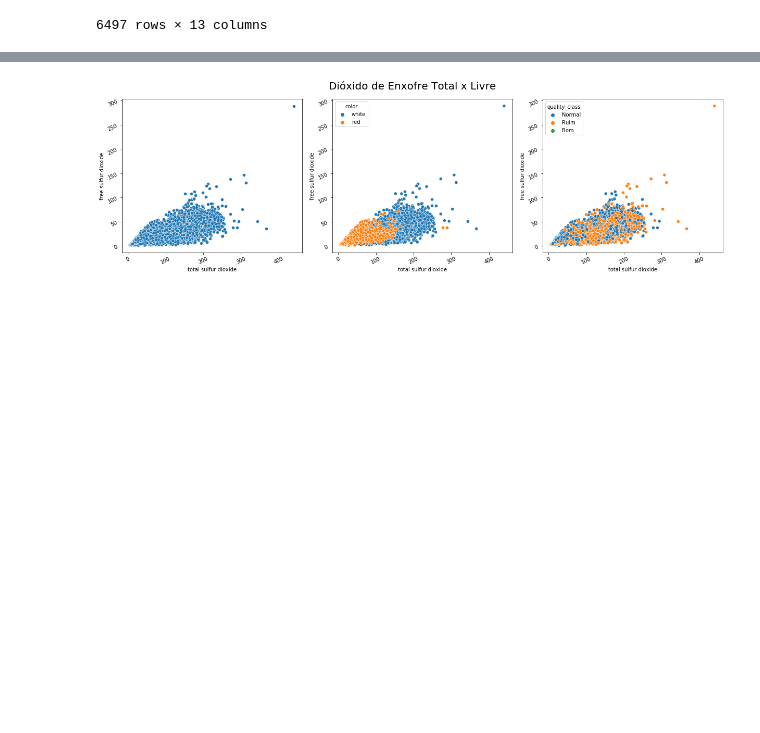
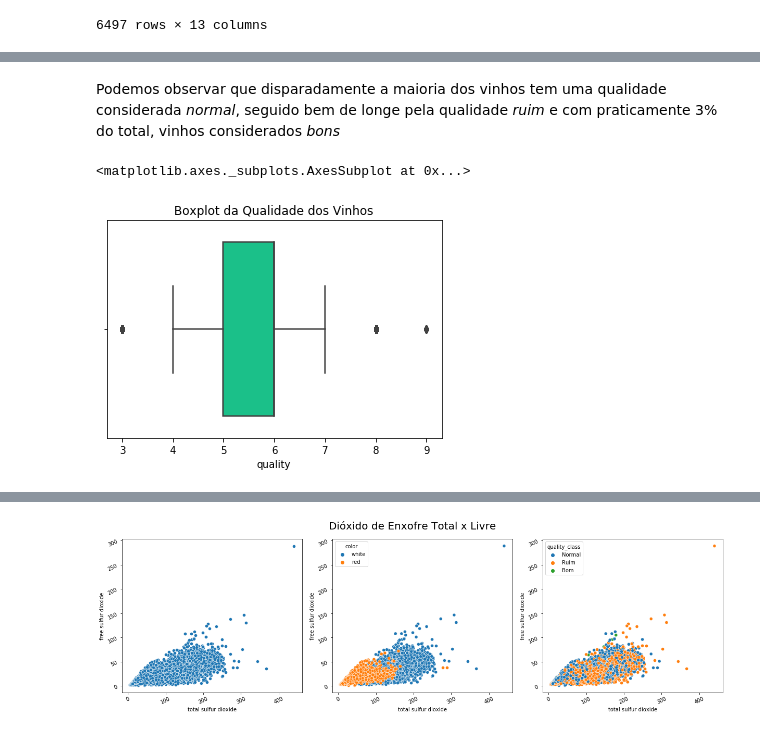
Before and after one commit to opablodantas/wive_quality, a Jupyter notebook: WINE_QUALITY.ipynb, the cells around one changed output, grey strips where cells are left out. Cells and saved outputs as stored; diff of their text form; code cells hidden in the pictures; blank space fills up the shorter version.

```diff
--- a/WINE_QUALITY.ipynb
+++ b/WINE_QUALITY.ipynb
@@ -184,5 +215,11 @@ import seaborn as sns
+# %% [markdown]
+Podemos observar que disparadamente a maioria dos vinhos tem uma qualidade considerada _normal_, seguido bem de longe pela qualidade _ruim_ e com praticamente 3% do total, vinhos considerados _bons_
 # %%
-#sns.boxplot(x = df.quality, hue_order=df.color)
+plt.title('Boxplot da Qualidade dos Vinhos')
+sns.boxplot(x = df['quality'])
+# %% [output]
+<matplotlib.axes._subplots.AxesSubplot at 0x...>
+[figure, added]
 # %%
 fig , ax = plt.subplots(1,3, figsize = (17,5))
 fig.suptitle('Acidez Fixa x Acidez Volatil',y=1.05, fontsize=20)
```
Also changed, not shown: parts of 16 cells of this notebook.
